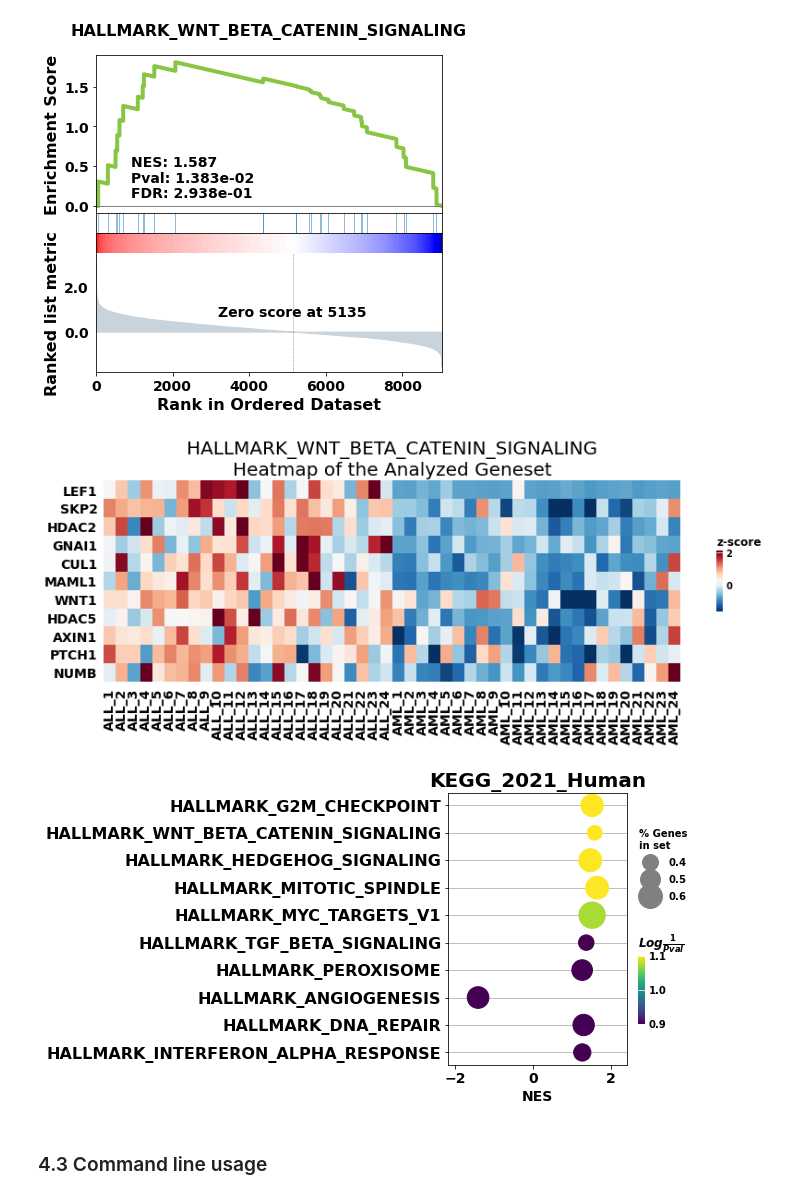
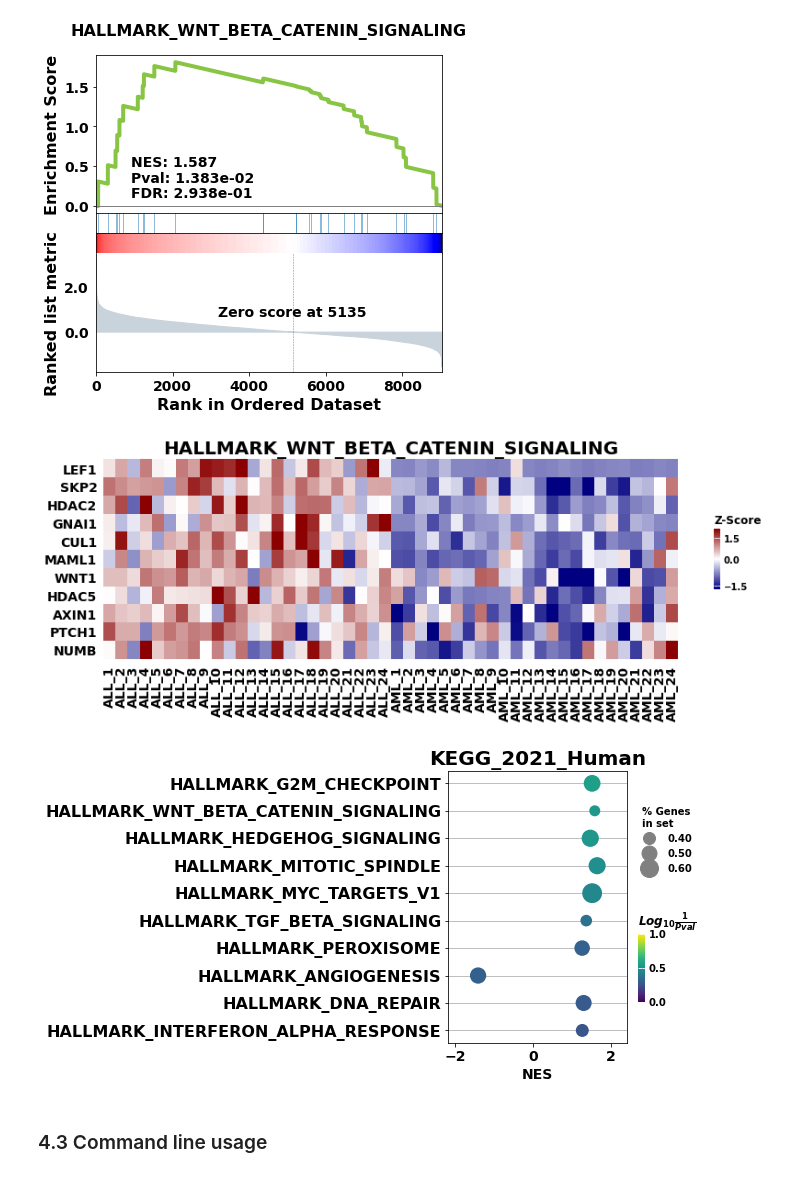
Before and after one commit to zqfang/GSEApy, a Jupyter notebook: docs/gseapy_example.ipynb, the cells around one changed output. Saved outputs shown, nothing was run; the diff lists cells and outputs as text; code cells hidden in the pictures.

```diff
--- a/docs/gseapy_example.ipynb
+++ b/docs/gseapy_example.ipynb
@@ -521,10 +525,10 @@ gseaplot(gs_res.ranking, term=terms[i], **gs_res.results[terms[i]])
 # %%
 # plotting heatmap
 genes = gs_res.res2d.Lead_genes[i].split(";")
 # Make sure that ``ofname`` is not None, if you want to save your figure to disk
-heatmap(df = gs_res.heatmat.loc[genes], z_score=0, title=terms[i], figsize=(14,4), cmap=plt.cm.RdBu_r)
+ax = heatmap(df = gs_res.heatmat.loc[genes], z_score=0, title=terms[i], figsize=(14,4))
 # %% [output]
-[figure, old version]
+[figure, new version]
 # %%
 from gseapy import dotplot, ringplot
 # to save your figure, make sure that ``ofname`` is not None
@@ -532,10 +536,10 @@ ax = dotplot(gs_res.res2d,
              column="FDR q-val",
              title='KEGG_2021_Human',
              cmap=plt.cm.viridis,
-             size=15,
+             size=5,
              figsize=(4,5), cutoff=1)
 # %% [output]
-[figure, old version]
+[figure, new version]
 # %% [markdown]
 ### 4.3 Command line usage
 # %% [markdown]
```
Also changed, not shown: parts of 10 cells of this notebook.
